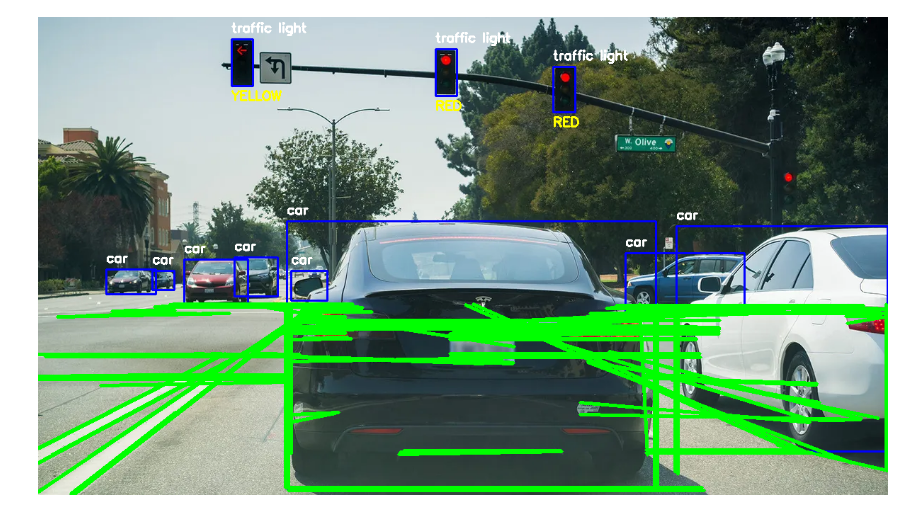
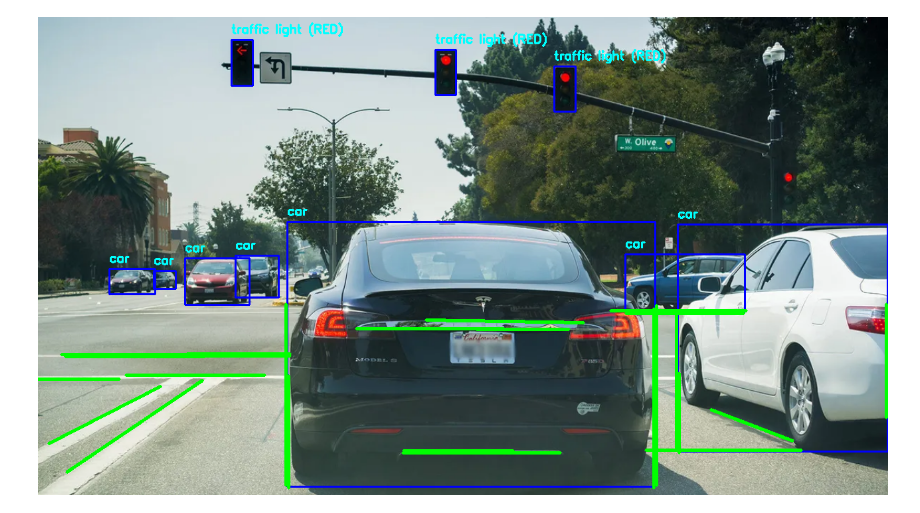
Before and after one commit to BinduPranaya/self-driving-car-dataset-exploration, a Jupyter notebook: self_driving_car_explore.ipynb, the cells around one changed output. Cells and saved outputs as stored; diff of their text form; code cells hidden in the pictures.

```diff
--- a/self_driving_car_explore.ipynb
+++ b/self_driving_car_explore.ipynb
@@ -26,13 +27,13 @@ from google.colab.patches import cv2_imshow
 # %%
-# Load YOLOv8 model
-model = YOLO("yolov8n.pt")  # You can use yolov8s.pt for better accuracy
+# Load YOLOv8 Large model pretrained on COCO
+model = YOLO("yolov8l.pt")
 
-from google.colab import files
+# -------- Step 2: Upload an Image --------
+print("📤 Please upload a road scene image...")
 uploaded = files.upload()
+image_path = list(uploaded.keys())[0]
 
-# -------- Step 1: Load Image --------
-image_path = "road.jpg"  # <-- replace with your image filename
 frame = cv2.imread(image_path)
 if frame is None:
-    raise Exception("Image not found! Check your path.")
+    raise Exception("❌ Image not found! Check your upload.")
 # %% [output]
@@ -41,10 +43,16 @@ Saving road.jpg to road (2).jpg
 # %%
-# -------- Step 2: Lane Detection --------
+# Resize for faster inference (optional)
+frame = cv2.resize(frame, (1280, 720))
+
+# -------- Step 3: Lane Detection Function --------
 def detect_lane(frame):
     gray = cv2.cvtColor(frame, cv2.COLOR_BGR2GRAY)
     blur = cv2.GaussianBlur(gray, (5,5), 0)
-    edges = cv2.Canny(blur, 50, 150)
 
+    # Detect edges
+    edges = cv2.Canny(blur, 100, 200)
+
+    # Mask region of interest (lower 40% of frame)
     mask = np.zeros_like(edges)
     h, w = edges.shape
     polygon = np.array([[
@@ -56,41 +64,77 @@ def detect_lane(frame):
     cv2.fillPoly(mask, polygon, 255)
     cropped = cv2.bitwise_and(edges, mask)
 
-    lines = cv2.HoughLinesP(cropped, 1, np.pi/180, 50, minLineLength=50, maxLineGap=100)
+    # Hough transform for lane lines
+    lines = cv2.HoughLinesP(
+        cropped,
+        1,
+        np.pi/180,
+        threshold=120,
+        minLineLength=120,
+        maxLineGap=30
+    )
+
     if lines is not None:
         for line in lines:
             x1, y1, x2, y2 = line[0]
-            cv2.line(frame, (x1,y1), (x2,y2), (0,255,0), 3)
+            cv2.line(frame, (x1, y1), (x2, y2), (0, 255, 0), 3)
+
     return frame
 
-# -------- Step 3: Traffic Light Color Detection --------
+# -------- Step 4: Traffic Light Color Detection Function --------
 def detect_traffic_light_color(roi):
     hsv = cv2.cvtColor(roi, cv2.COLOR_BGR2HSV)
-    red = cv2.inRange(hsv, (0,120,120), (10,255,255))
-    green = cv2.inRange(hsv, (40,120,120), (70,255,255))
-    if cv2.countNonZero(red) > 50: return "RED"
-    if cv2.countNonZero(green) > 50: return "GREEN"
-    return "YELLOW"
 
-# -------- Step 4: Object Detection (YOLO) --------
-results = model(frame)
+    # Red (two ranges because red wraps around hue 0)
+    red1 = cv2.inRange(hsv, (0, 100, 100), (10, 255, 255))
+    red2 = cv2.inRange(hsv, (160, 100, 100), (179, 255, 255))
+    red = cv2.bitwise_or(red1, red2)
+
+    # Yellow
+    yellow = cv2.inRange(hsv, (15, 100, 100), (35, 255, 255))
+
+    # Green
+    green = cv2.inRange(hsv, (40, 50, 50), (90, 255, 255))
+
+    counts = {
+        "RED": cv2.countNonZero(red),
+        "YELLOW": cv2.countNonZero(yellow),
+        "GREEN": cv2.countNonZero(green)
+    }
+
+    color = max(counts, key=counts.get)
+    if counts[color] < 50:  # ignore weak signals
+        return "UNKNOWN"
+    return color
+
+# -------- Step 5: Object Detection with YOLOv8 --------
+results = model.predict(source=frame, conf=0.6, iou=0.45, verbose=False)
+
 for r in results:
     for box in r.boxes:
         cls = int(box.cls[0])
         label = model.names[cls]
         x1, y1, x2, y2 = map(int, box.xyxy[0])
-        cv2.rectangle(frame, (x1,y1), (x2,y2), (255,0,0), 2)
-        cv2.putText(frame, label, (x1, y1-10), cv2.FONT_HERSHEY_SIMPLEX, 0.6, (255,255,255), 2)
 
+        # Draw bounding box
+        cv2.rectangle(frame, (x1, y1), (x2, y2), (255, 0, 0), 2)
+
+        color_state = ""
+        # If detected object is a traffic light → check its color
         if label == "traffic light":
             roi = frame[y1:y2, x1:x2]
             if roi.size != 0:
-                color = detect_traffic_light_color(roi)
-                cv2.putText(frame, color, (x1, y2+20), cv2.FONT_HERSHEY_SIMPLEX, 0.6, (0,255,255), 2)
+                color_state = detect_traffic_light_color(roi)
 
-# -------- Step 5: Add Lane Lines --------
+        # Add label text
+        label_text = f"{label}"
+        if color_state != "":
+            label_text += f" ({color_state})"
+
+        cv2.putText(frame, label_text, (x1, y1 - 10),
+                    cv2.FONT_HERSHEY_SIMPLEX, 0.6, (255, 255, 0), 2)
+
+# -------- Step 6: Add Lane Lines --------
 frame = detect_lane(frame)
-
-# -------- Step 6: Display Result --------
 cv2_imshow(frame)
 # %% [output]
@@ -99 +141 @@ Speed: 5.4ms preprocess, 160.5ms inference, 3.1ms postprocess per image at shape
-[figure, old version]
+[figure, new version]
```
Also changed, not shown: parts of 4 cells of this notebook.
